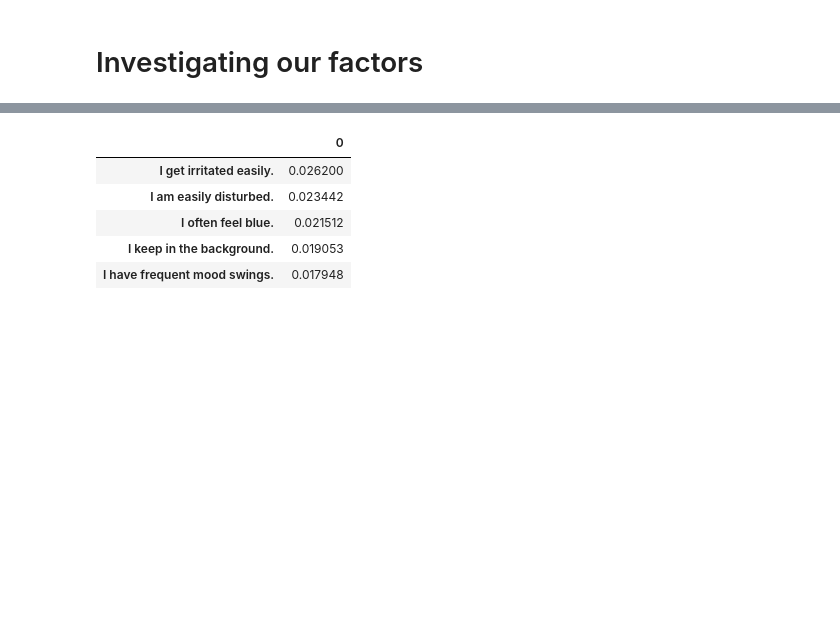
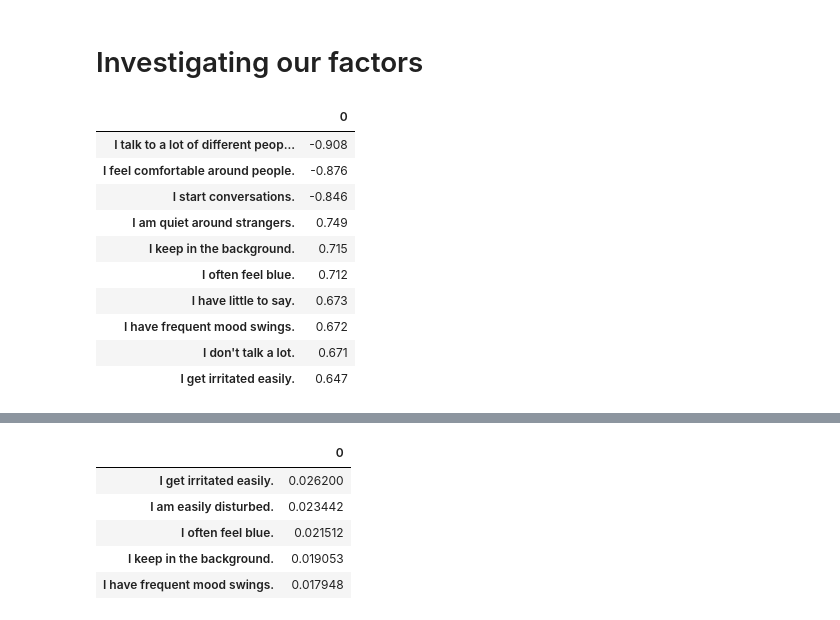
Before and after one commit to vincefav/big-five-age-and-gender, a Jupyter notebook: Factor analysis - Big five v2.ipynb, the cells around one changed output, grey strips where cells are left out. Drawn from its saved outputs; the diff is of its cells as text; code cells hidden in the pictures; blank space fills up the shorter version.

Commit message:
fix: improve factor analysis methodology

```diff
--- a/Factor analysis - Big five v2.ipynb
+++ b/Factor analysis - Big five v2.ipynb
@@ -115,3 +115,24 @@ Axes(0.125,0.125;0.775x0.755)
 Beauuutiful normal distributions.
 # %% [markdown]
 # Investigating our factors
+# %%
+fa = FactorAnalysis(n_components=5).fit(data)
+
+factors = pd.DataFrame(fa.components_, columns=data.columns).T
+
+# Extraversion
+f1 = factors[[0]]
+f1['absol'] = np.abs(f1)
+f1.sort_values('absol', ascending=False)[[0]].head(10)
+# %% [output]
+|  | 0 |
+| I talk to a lot of different peop... | -0.908 |
+| I feel comfortable around people. | -0.876 |
+| I start conversations. | -0.846 |
+| I am quiet around strangers. | 0.749 |
+| I keep in the background. | 0.715 |
+| I often feel blue. | 0.712 |
+| I have little to say. | 0.673 |
+| I have frequent mood swings. | 0.672 |
+| I don't talk a lot. | 0.671 |
+| I get irritated easily. | 0.647 |
```
Also changed, not shown: parts of 5 cells of this notebook.
